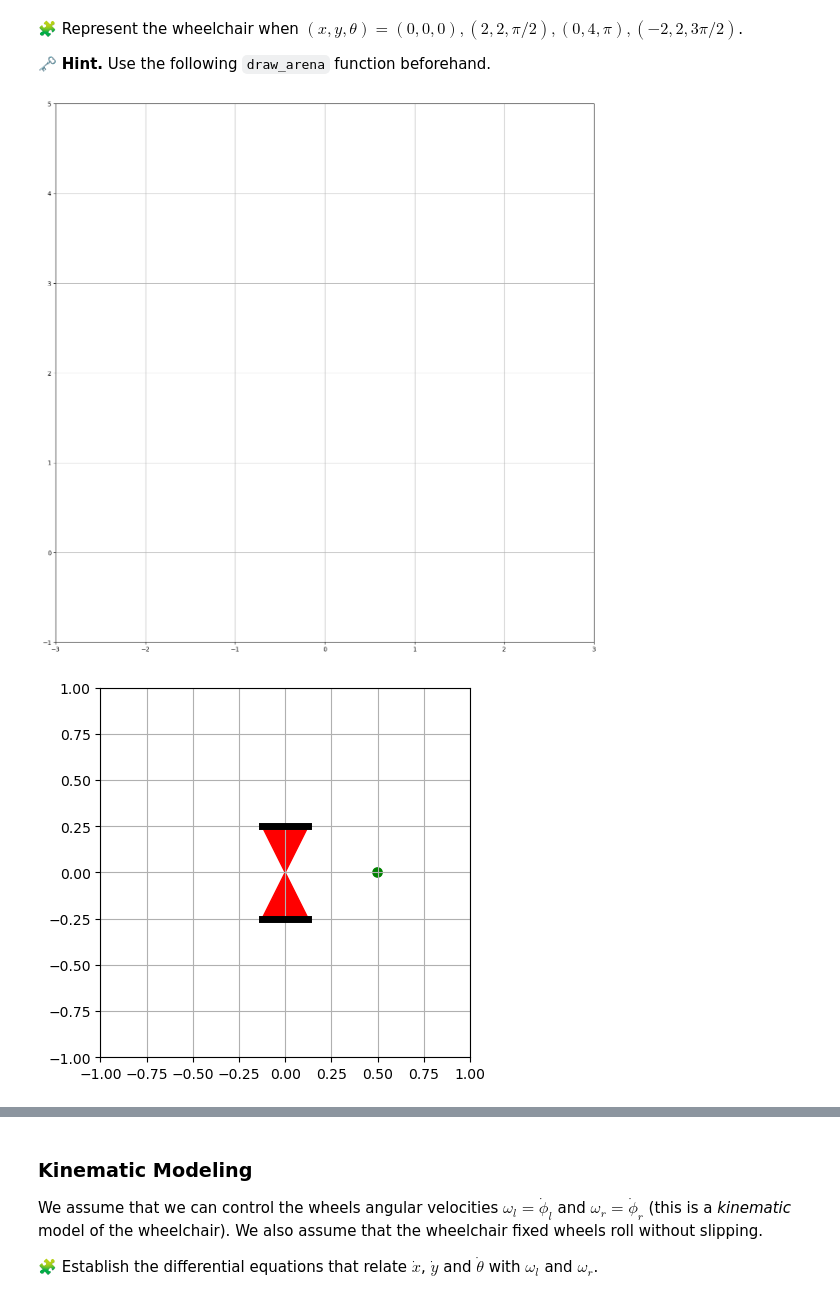
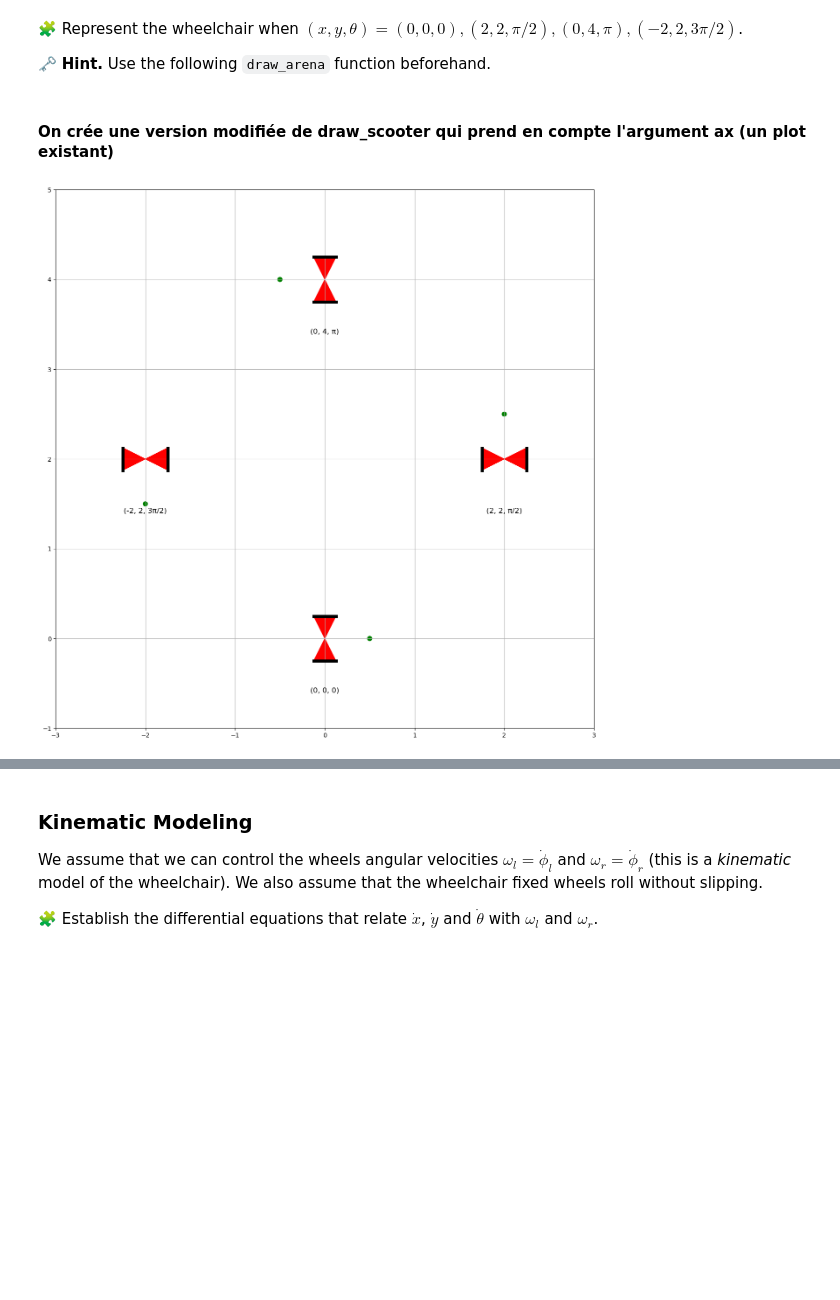
Before and after one commit to omarkami007/control-engineering-with-python-project-2023-2024, a Jupyter notebook: Project-part-1.ipynb, the cells around one changed output, grey strips where cells are left out. Saved outputs shown, nothing was run; the diff lists cells and outputs as text; code cells hidden in the pictures; blank space fills up the shorter version.

```diff
--- a/Project-part-1.ipynb
+++ b/Project-part-1.ipynb
@@ -146,3 +144,5 @@ def draw_arena(xmin, xmax, ymin, ymax):
     xticks(arange(xmin, xmax+1, 1))
     yticks(arange(ymin, ymax+1, 1))
     grid(True)
+# %% [markdown]
+#### On crée une version modifiée de draw_scooter qui prend en compte l'argument ax (un plot existant)
@@ -149,15 +206,15 @@ def draw_arena(xmin, xmax, ymin, ymax):
 # %%
-ax = draw_arena(-3, 3, -1, 5)
-
-positions = [
-    (0, 0, 0),
-    (2, 2, np.pi/2),
-    (0, 4, np.pi),
-    (-2, 2, 3*np.pi/2)
+axes = draw_arena(-3, 3, -1, 5)
+scooter_positions = [
+    (0, 0, 0, "(0, 0, 0)"),
+    (2, 2, np.pi/2, "(2, 2, π/2)"),
+    (0, 4, np.pi, "(0, 4, π)"),
+    (-2, 2, 3*np.pi/2, "(-2, 2, 3π/2)")
 ]
 
-for x, y, theta in positions:
-    draw_scooter(ax,x, y, theta)
+for pos in scooter_positions:
+    draw_scooterv2(axes, pos[0], pos[1], pos[2], pos[3])
+
+plt.show()
 # %% [output]
-[figure, old version]
+[figure, new version]
-[figure, removed]
```
Also changed, not shown: parts of 3 cells of this notebook.
